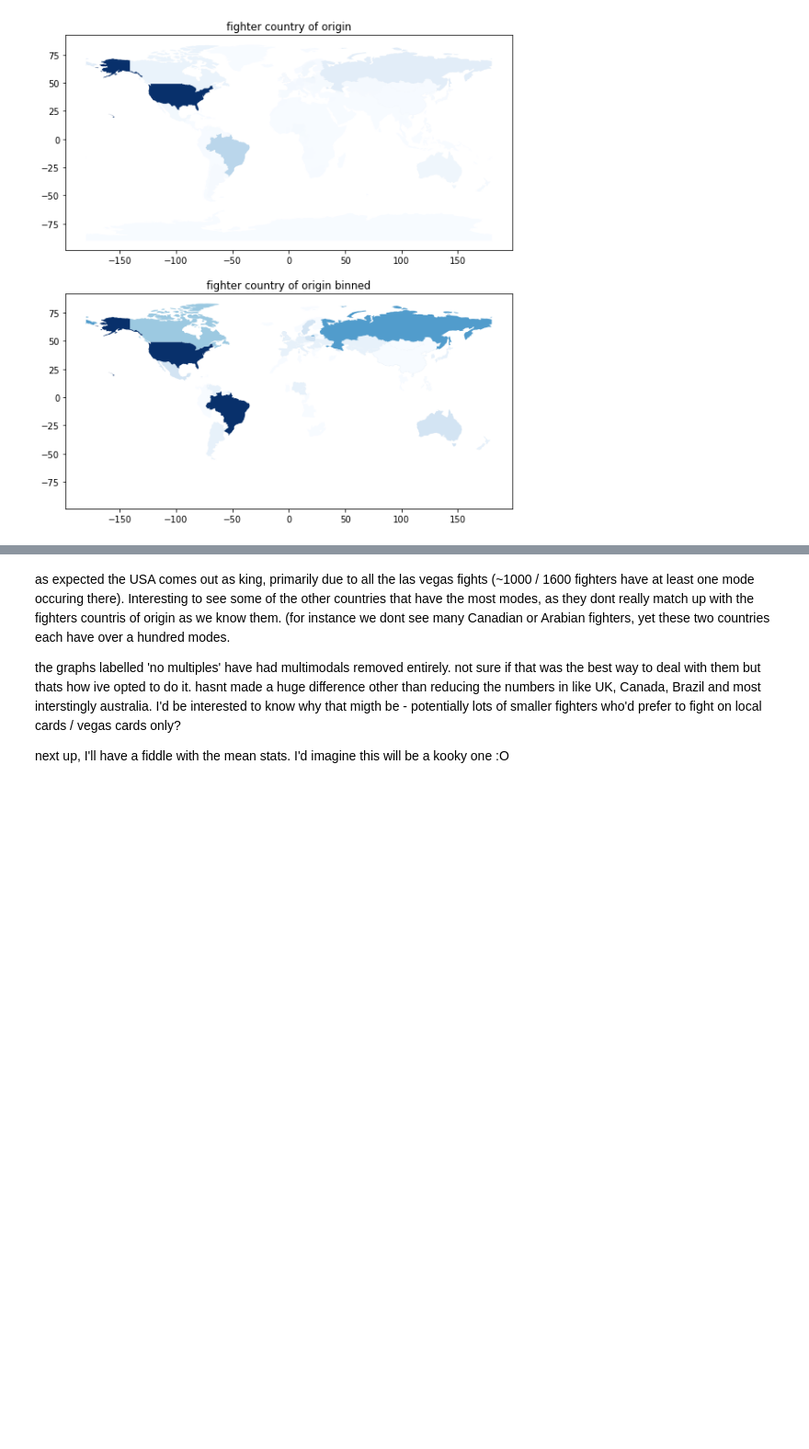
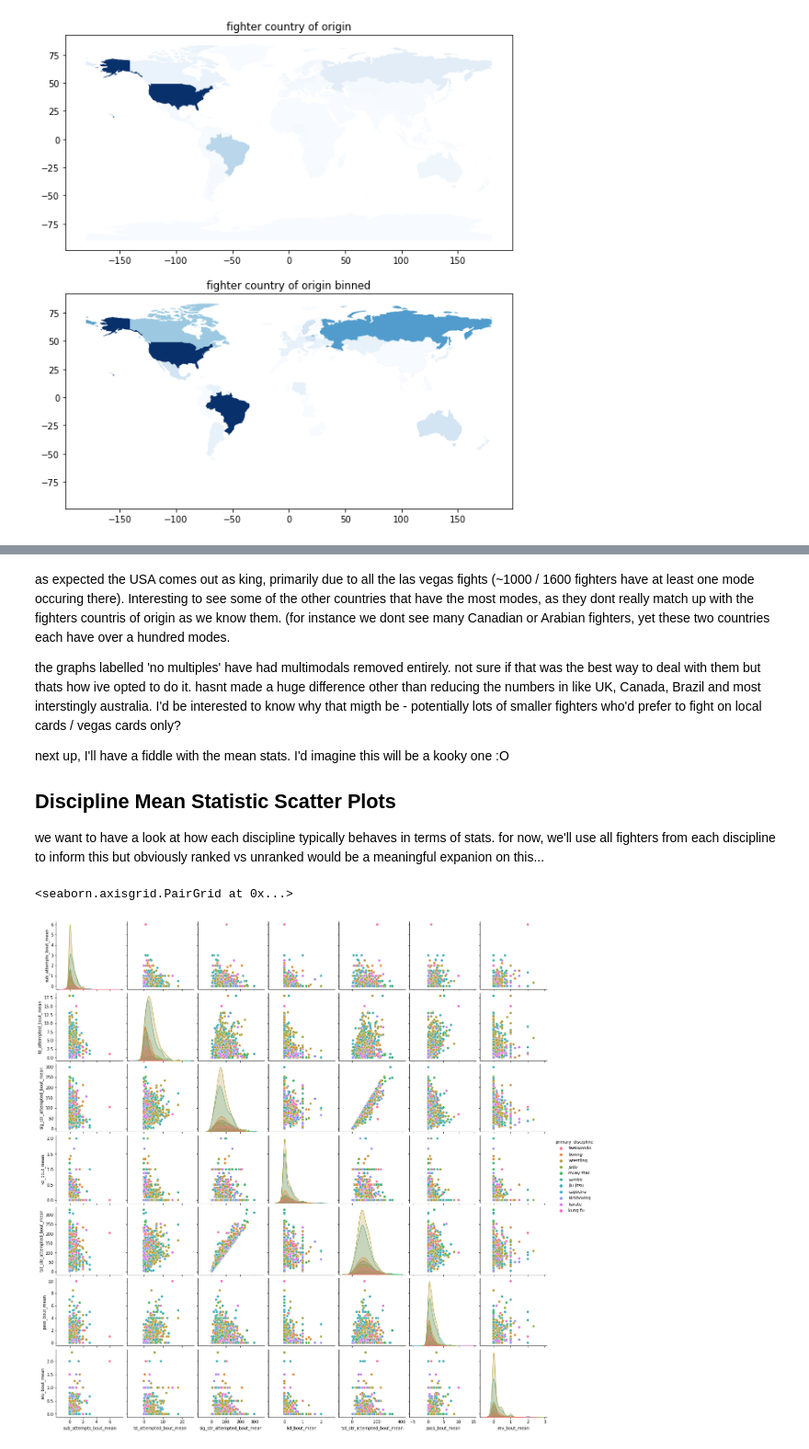
Before and after one commit to JohnStokes228/mma_dashboard, a Jupyter notebook: analysis_notebooks/per_fighter_eda.ipynb, the cells around one changed output, grey strips where cells are left out. Shown at 92% size. Cells and saved outputs as stored; diff of their text form; code cells hidden in the pictures; blank space fills up the shorter version.

Commit message:
added some hard to read scatter plots, enjoy baybeee

```diff
--- a/analysis_notebooks/per_fighter_eda.ipynb
+++ b/analysis_notebooks/per_fighter_eda.ipynb
@@ -167,3 +168,18 @@ as expected the USA comes out as king, primarily due to all the las vegas fights
 the graphs labelled 'no multiples' have had multimodals removed entirely. not sure if that was the best way to deal with them but thats how ive opted to do it. hasnt made a huge difference other than reducing the numbers in like UK, Canada, Brazil and most interstingly australia. I'd be interested to know why that migth be - potentially lots of smaller fighters who'd prefer to fight on local cards / vegas cards only?
 
 next up, I'll have a fiddle with the mean stats. I'd imagine this will be a kooky one :O
+
+## Discipline Mean Statistic Scatter Plots
+
+we want to have a look at how each discipline typically behaves in terms of stats. for now, we'll use all fighters from each discipline to inform this but obviously ranked vs unranked would be a meaningful expanion on this...
+# %%
+cols = ['sub_attempts_bout_mean', 'td_attempted_bout_mean', 'sig_str_attempted_bout_mean', 'kd_bout_mean',
+        'tot_str_attempted_bout_mean', 'pass_bout_mean', 'rev_bout_mean']
+
+discipline_stats = df[['primary_discipline'] + cols].dropna()
+discipline_stats = discipline_stats[discipline_stats['primary_discipline'] != 'mixed']  # mixed muddies the waters
+
+sns.pairplot(vars=cols, data=discipline_stats, hue="primary_discipline")
+# %% [output]
+<seaborn.axisgrid.PairGrid at 0x...>
+[figure, added]
```
Also changed, not shown: parts of 6 cells of this notebook.
